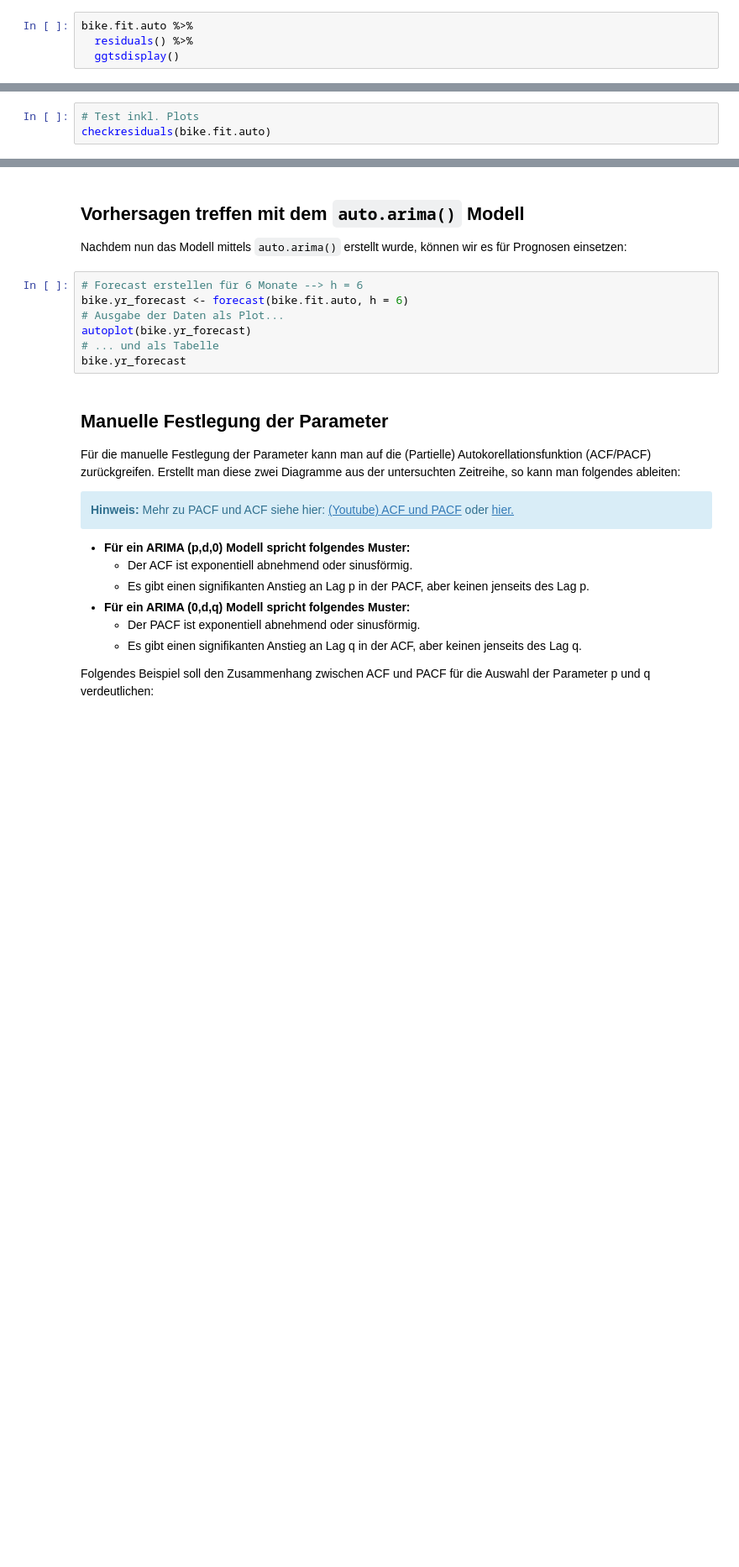
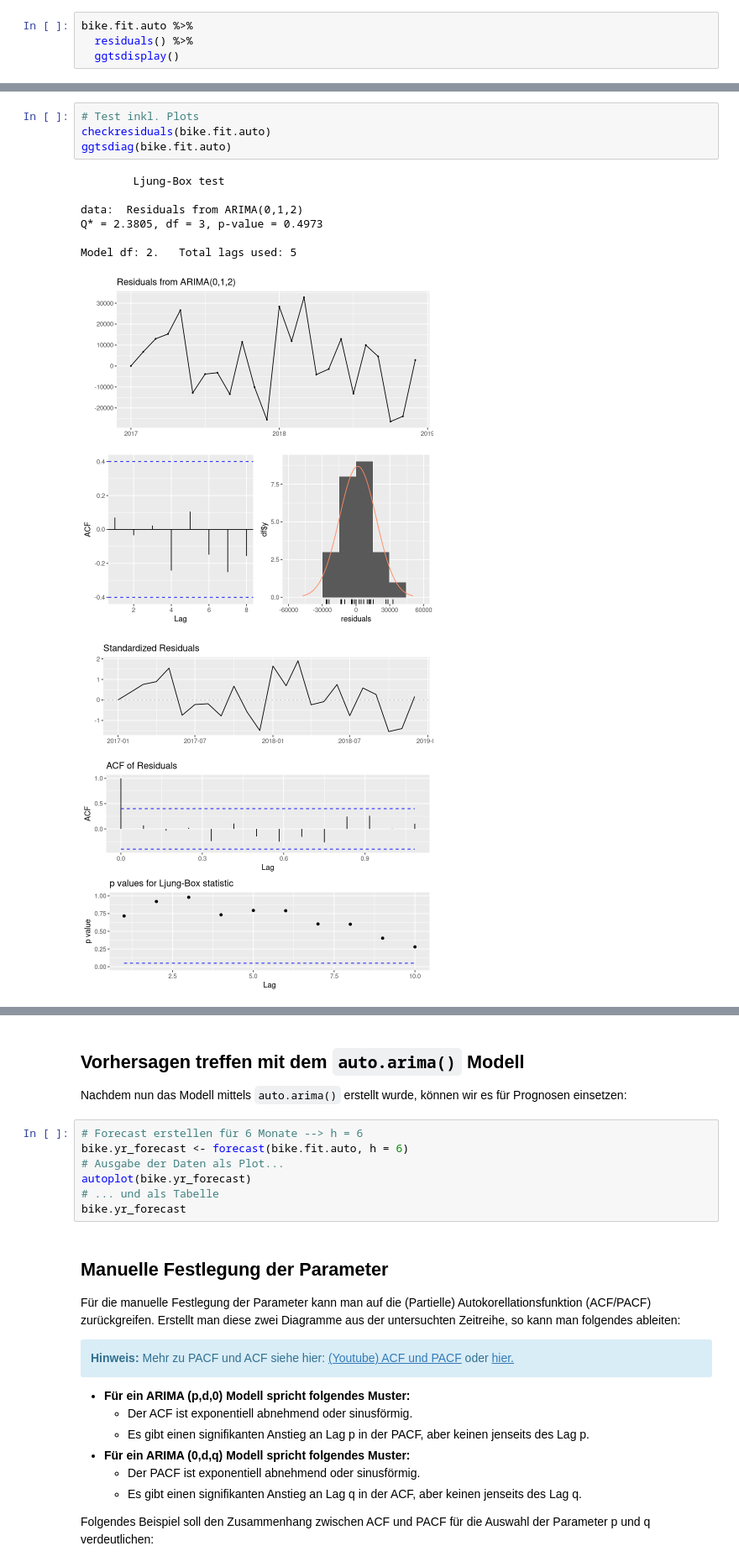
Before and after one commit to denisroyer/rnotebooks, a Jupyter notebook: Uebung 8/R-Kenntnis Uebung 8.ipynb, the cells around one changed output, grey strips where cells are left out. Shown: that part at 84% size. Saved outputs shown, nothing was run; the diff lists cells and outputs as text; blank space fills up the shorter version.

Commit message:
Updated Lesson 8
Bugs in Residual analysis

```diff
--- a/Uebung 8/R-Kenntnis Uebung 8.ipynb
+++ b/Uebung 8/R-Kenntnis Uebung 8.ipynb
@@ -281,3 +319,13 @@ Dabei wird $H_0$ verworfen, wenn der P-Wert unter der 5%-Schwelle liegt. **Wir s
 # %%
 # Test inkl. Plots
 checkresiduals(bike.fit.auto)
+ggtsdiag(bike.fit.auto)
+# %% [output]
+        Ljung-Box test
+
+data:  Residuals from ARIMA(0,1,2)
+Q* = 2.3805, df = 3, p-value = 0.4973
+
+Model df: 2.   Total lags used: 5
+[figure, added]
+[figure, added]
```
Also changed, not shown: parts of 4 cells of this notebook, 1 other file.
